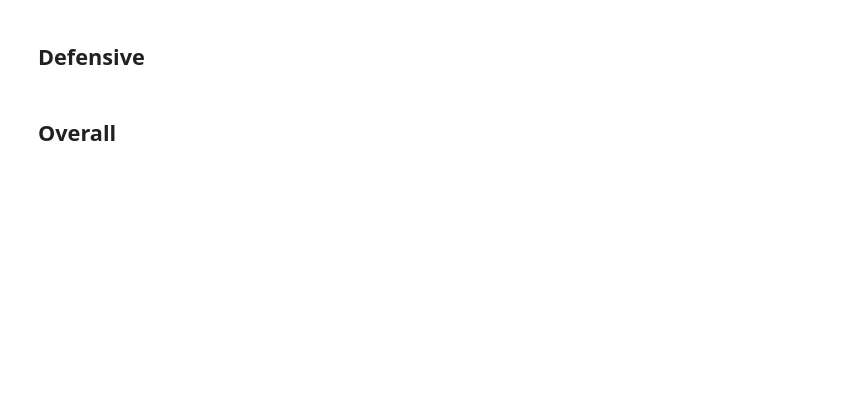
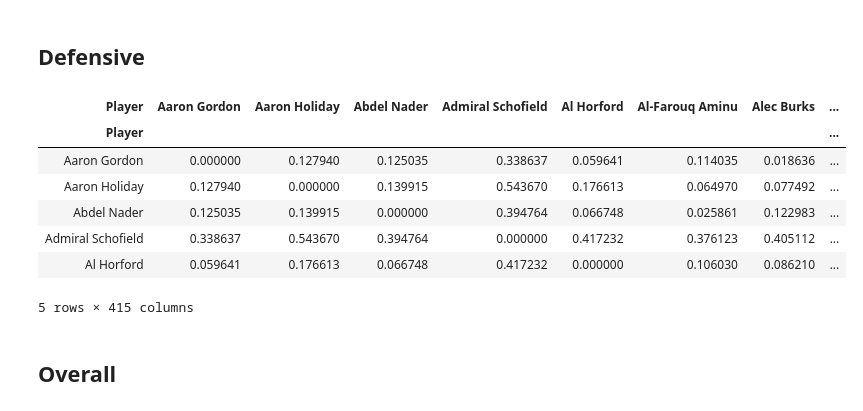
Before and after one commit to briannalytle/unsupervised_nba, a Jupyter notebook: model_2019.ipynb, the cells around one changed output. Saved outputs shown, nothing was run; the diff lists cells and outputs as text; code cells hidden in the pictures; blank space fills up the shorter version.

```diff
--- a/model_2019.ipynb
+++ b/model_2019.ipynb
@@ -275,15 +262,24 @@ Name: LeBron James, dtype: float64
 # %% [markdown]
 ## Defensive
 # %%
-#create pivot table
-# def_piv = pd.pivot_table(nba_stats19[defensive_stats], index = nba_stats19['Player'])
+# create pivot table
+def_piv = pd.pivot_table(nba_stats19[defensive_stats], index = nba_stats19['Player'])
 # #create sparse matrix
-# off_sparse = sparse.csr_matrix(off_piv.fillna(0))
+def_sparse = sparse.csr_matrix(def_piv.fillna(0))
 # # #calculate cosine similarity
-# off_recommender = pairwise_distances(off_sparse, metric = 'cosine')
+def_recommender = pairwise_distances(def_sparse, metric = 'cosine')
 # # #creating recommender dataframe
-# off_rec_df = pd.DataFrame(off_recommender, columns = off_piv.index, index = off_piv.index)
-# off_rec_df.head()
+def_rec_df = pd.DataFrame(def_recommender, columns = def_piv.index, index = def_piv.index)
+def_rec_df.head()
+# %% [output]
+| Player | Aaron Gordon | Aaron Holiday | Abdel Nader | Admiral Schofield | Al Horford | Al-Farouq Aminu | Alec Burks | ... |
+| Player |  |  |  |  |  |  |  | ... |
+| Aaron Gordon | 0.000000 | 0.127940 | 0.125035 | 0.338637 | 0.059641 | 0.114035 | 0.018636 | ... |
+| Aaron Holiday | 0.127940 | 0.000000 | 0.139915 | 0.543670 | 0.176613 | 0.064970 | 0.077492 | ... |
+| Abdel Nader | 0.125035 | 0.139915 | 0.000000 | 0.394764 | 0.066748 | 0.025861 | 0.122983 | ... |
+| Admiral Schofield | 0.338637 | 0.543670 | 0.394764 | 0.000000 | 0.417232 | 0.376123 | 0.405112 | ... |
+| Al Horford | 0.059641 | 0.176613 | 0.066748 | 0.417232 | 0.000000 | 0.106030 | 0.086210 | ... |
+5 rows × 415 columns
 # %% [markdown]
 ## Overall
 # %%
```
Also changed, not shown: parts of 38 cells of this notebook, 39 other files.
